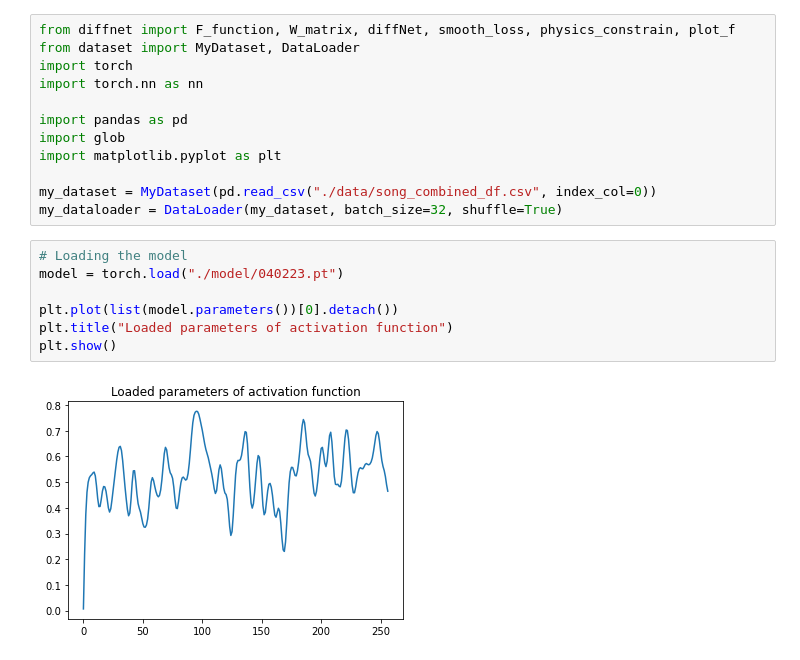
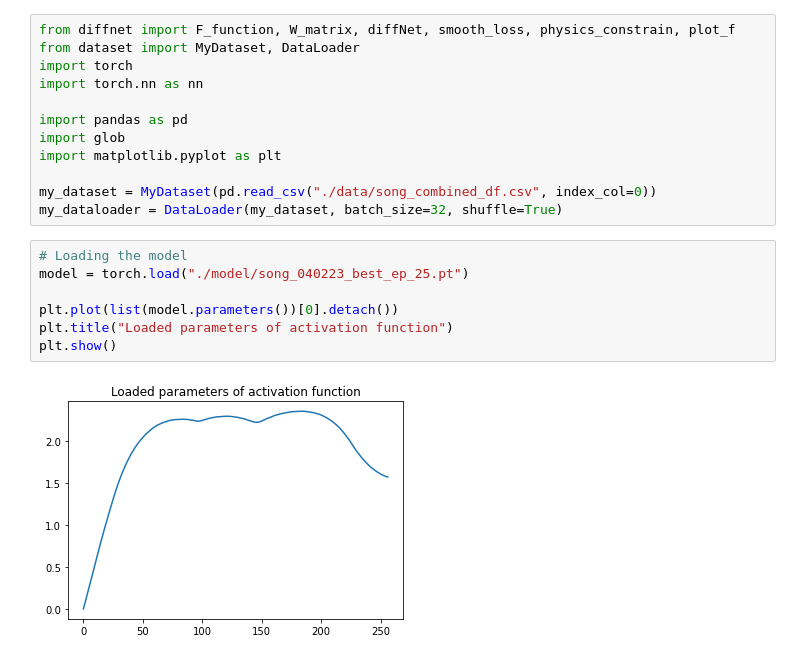
Before and after one commit to fbientrigo/machine-learning-physics, a Jupyter notebook: impl_2_mechanics/3_diffNetv1.ipynb, the cells around one changed output. Cells and saved outputs as stored; diff of their text form.

```diff
--- a/impl_2_mechanics/3_diffNetv1.ipynb
+++ b/impl_2_mechanics/3_diffNetv1.ipynb
@@ -195,13 +195,13 @@ my_dataset = MyDataset(pd.read_csv("./data/song_combined_df.csv", index_col=0))
 my_dataloader = DataLoader(my_dataset, batch_size=32, shuffle=True)
 # %%
 # Loading the model
-model = torch.load("./model/040223.pt")
+model = torch.load("./model/song_040223_best_ep_25.pt")
 
 plt.plot(list(model.parameters())[0].detach())
 plt.title("Loaded parameters of activation function")
 plt.show()
 # %% [output]
-[figure, old version]
+[figure, new version]
 # %%
 # Hyperparameters
 smooth_rate = 0.03
```
Also changed, not shown: parts of 4 cells of this notebook, 3 other files.
